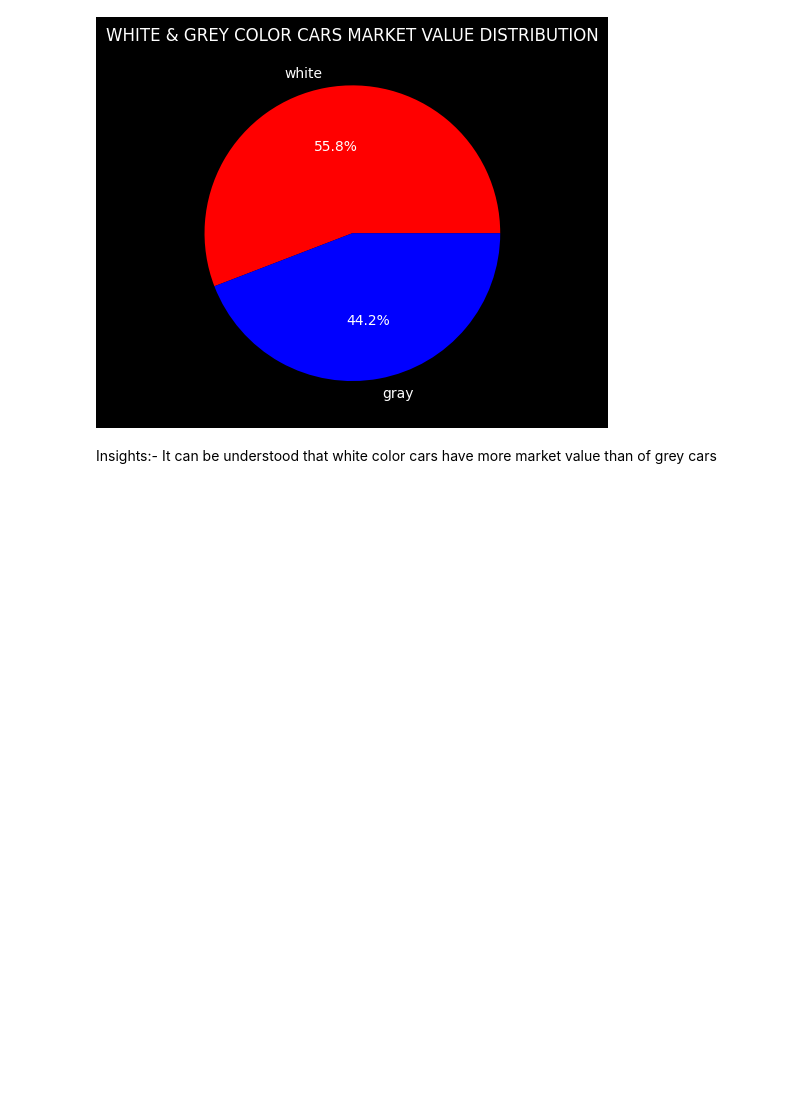
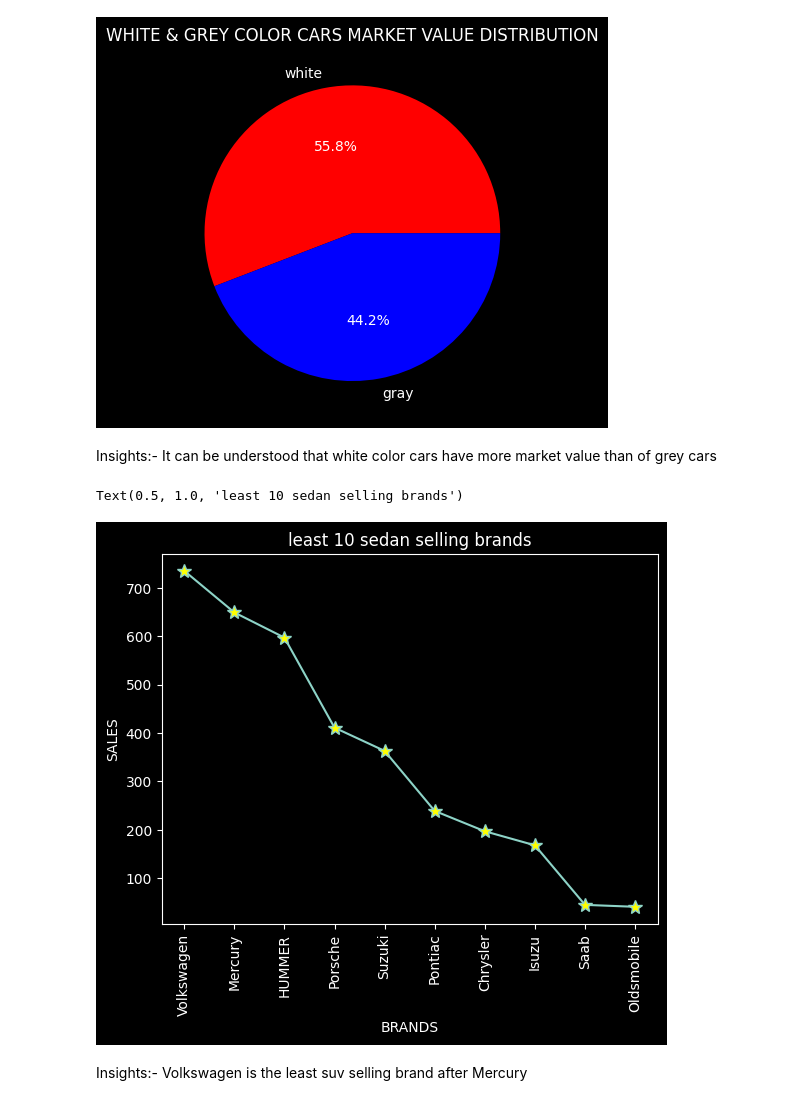
Before and after one commit to adnaaan10/data_visualisation_works, a Jupyter notebook: car_data.ipynb, the cells around one changed output. Saved outputs shown, nothing was run; the diff lists cells and outputs as text; code cells hidden in the pictures; blank space fills up the shorter version.

```diff
--- a/car_data.ipynb
+++ b/car_data.ipynb
@@ -357,3 +357,19 @@ Text(0.5, 1.0, 'WHITE & GREY COLOR CARS MARKET VALUE DISTRIBUTION')
 # %% [markdown]
 Insights:-
  It can be understood that white color cars have more market value than of grey cars
+# %%
+#17
+plt.style.use('dark_background')
+filtersedan=df[df['body']=='SUV']
+sedan_brands=filtersedan['make'].value_counts(ascending=False).tail(10)
+plt.plot(sedan_brands.index,sedan_brands.values,marker='*',markersize=10,markerfacecolor="yellow")
+plt.xticks(rotation=90)
+plt.xlabel('BRANDS')
+plt.ylabel('SALES')
+plt.title('least 10 sedan selling brands')
+# %% [output]
+Text(0.5, 1.0, 'least 10 sedan selling brands')
+[figure, added]
+# %% [markdown]
+Insights:-
+Volkswagen is the least suv selling brand after Mercury
```
Also changed, not shown: parts of 9 cells of this notebook.
